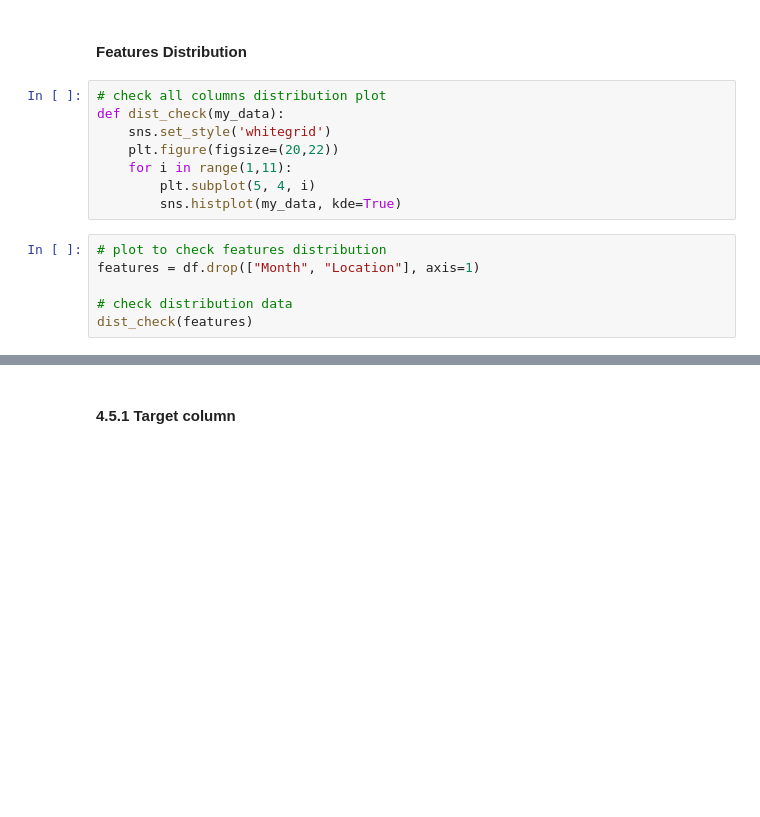
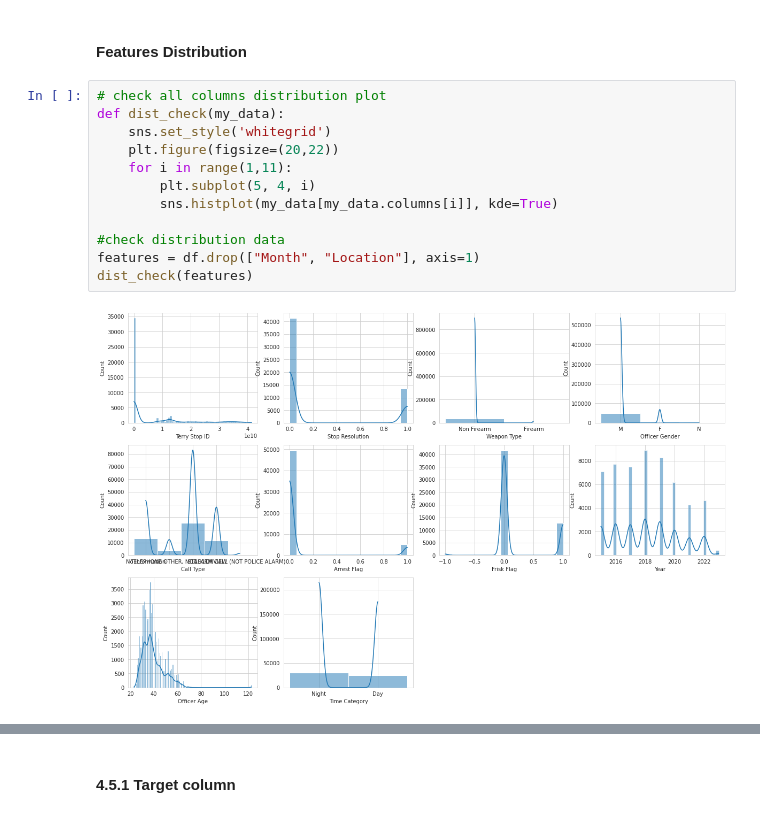
Before and after one commit to adikamunyao/Phase-3-project, a Jupyter notebook: terryStops.ipynb, the cells around one changed output, grey strips where cells are left out. Drawn from its saved outputs; the diff is of its cells as text; blank space fills up the shorter version.

```diff
--- a/terryStops.ipynb
+++ b/terryStops.ipynb
@@ -487,14 +495,14 @@ plt.show()
 # %%
 # check all columns distribution plot
 def dist_check(my_data):
     sns.set_style('whitegrid')
     plt.figure(figsize=(20,22))
     for i in range(1,11):
         plt.subplot(5, 4, i)
-        sns.histplot(my_data, kde=True)
+        sns.histplot(my_data[my_data.columns[i]], kde=True)
+
+#check distribution data
+features = df.drop(["Month", "Location"], axis=1)
+dist_check(features)
+# %% [output]
+[figure, added]
-# %%
-# plot to check features distribution
-features = df.drop(["Month", "Location"], axis=1)
-
-# check distribution data
-dist_check(features)
```
Also changed, not shown: parts of 69 cells of this notebook, 2 other files.
